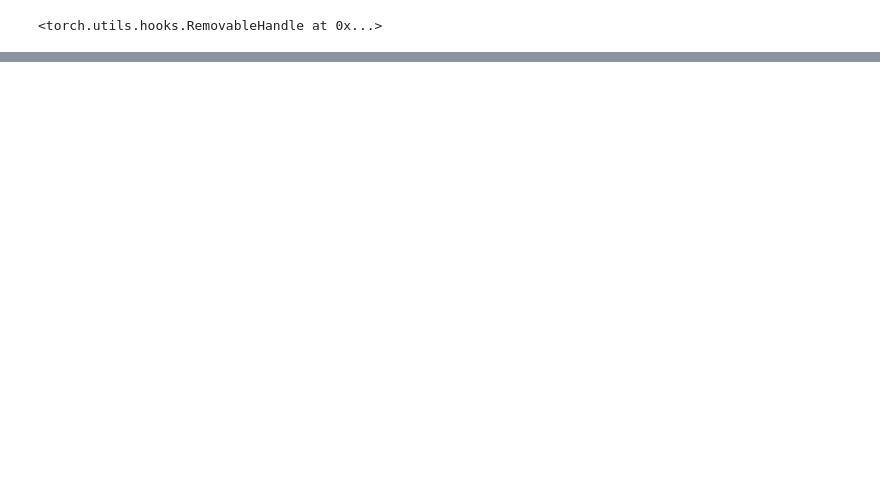
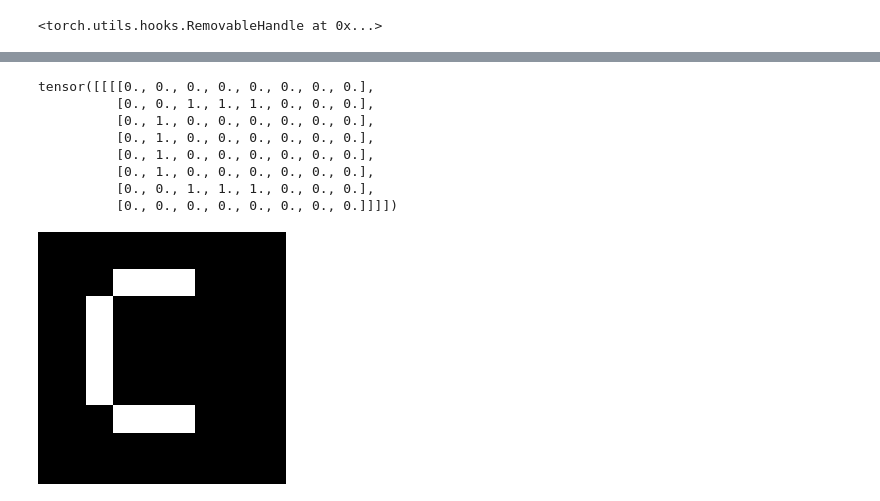
Before and after one commit to philippschmitt/Teensy-Microcontroller-Convolutional-Neural-Network, a Jupyter notebook: Network training.ipynb, the cells around one changed output, grey strips where cells are left out. Saved outputs shown, nothing was run; the diff lists cells and outputs as text; code cells hidden in the pictures; blank space fills up the shorter version.

```diff
--- a/Network training.ipynb
+++ b/Network training.ipynb
@@ -356,0 +463,14 @@ C
+# %%
+dat = generate_data(visualise=True, target="D")
+dat = dat[0].unsqueeze_(0)
+print(dat)
+# %% [output]
+tensor([[[[0., 0., 0., 0., 0., 0., 0., 0.],
+          [0., 0., 1., 1., 1., 0., 0., 0.],
+          [0., 1., 0., 0., 0., 0., 0., 0.],
+          [0., 1., 0., 0., 0., 0., 0., 0.],
+          [0., 1., 0., 0., 0., 0., 0., 0.],
+          [0., 1., 0., 0., 0., 0., 0., 0.],
+          [0., 0., 1., 1., 1., 0., 0., 0.],
+          [0., 0., 0., 0., 0., 0., 0., 0.]]]])
+[figure, added]
```
Also changed, not shown: parts of 15 cells of this notebook, 6 other files.
